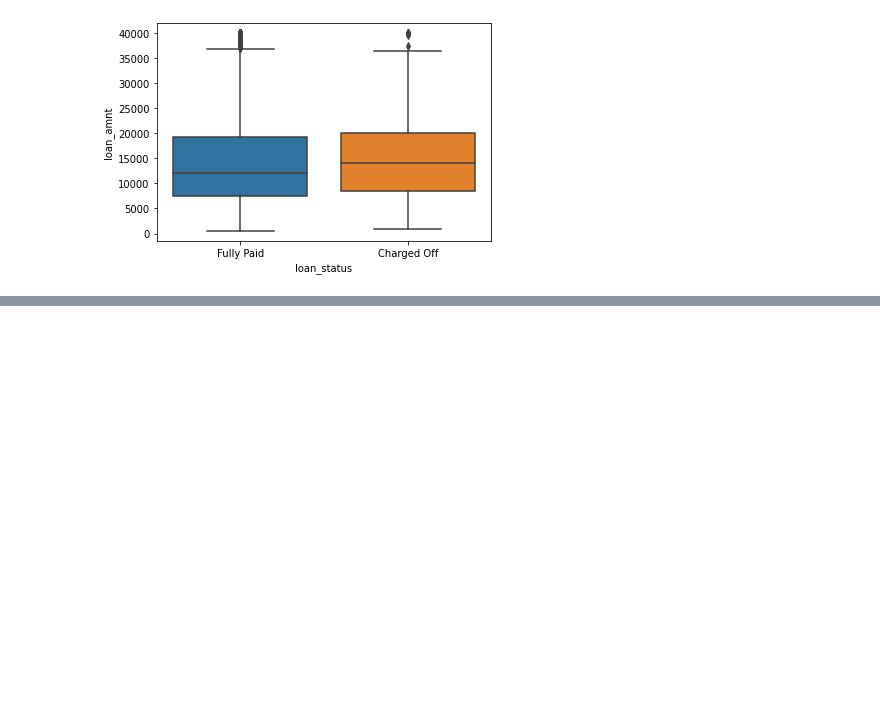
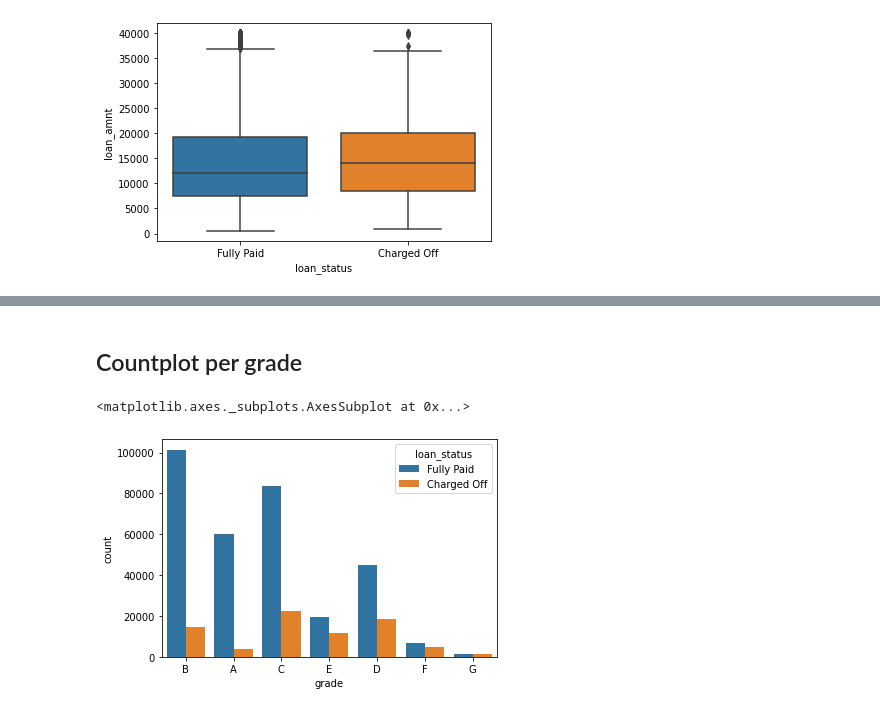
Before and after one commit to tavasolireza/Predict-Loan-Repayment, a Jupyter notebook: loan_repayment.ipynb, the cells around one changed output, grey strips where cells are left out. Saved outputs shown, nothing was run; the diff lists cells and outputs as text; code cells hidden in the pictures; blank space fills up the shorter version.

Commit message:
Finish data analysis

```diff
--- a/loan_repayment.ipynb
+++ b/loan_repayment.ipynb
@@ -100,0 +136,7 @@ sns.boxplot(x='loan_status',y='loan_amnt',data=df)
+# %% [markdown]
+## Countplot per grade
+# %%
+sns.countplot(x='grade',data=df,hue='loan_status')
+# %% [output]
+<matplotlib.axes._subplots.AxesSubplot at 0x...>
+[figure, added]
```
Also changed, not shown: parts of 11 cells of this notebook.
